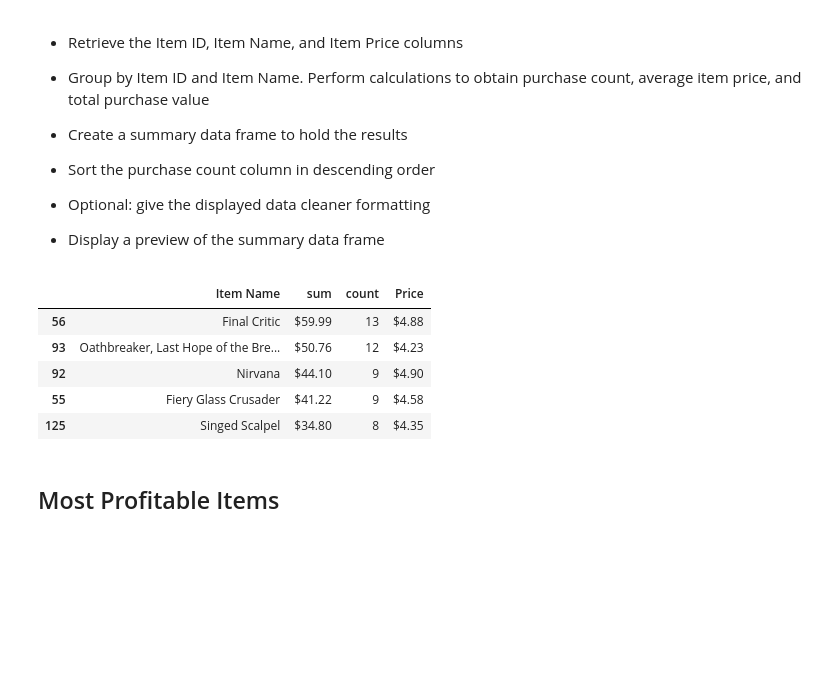
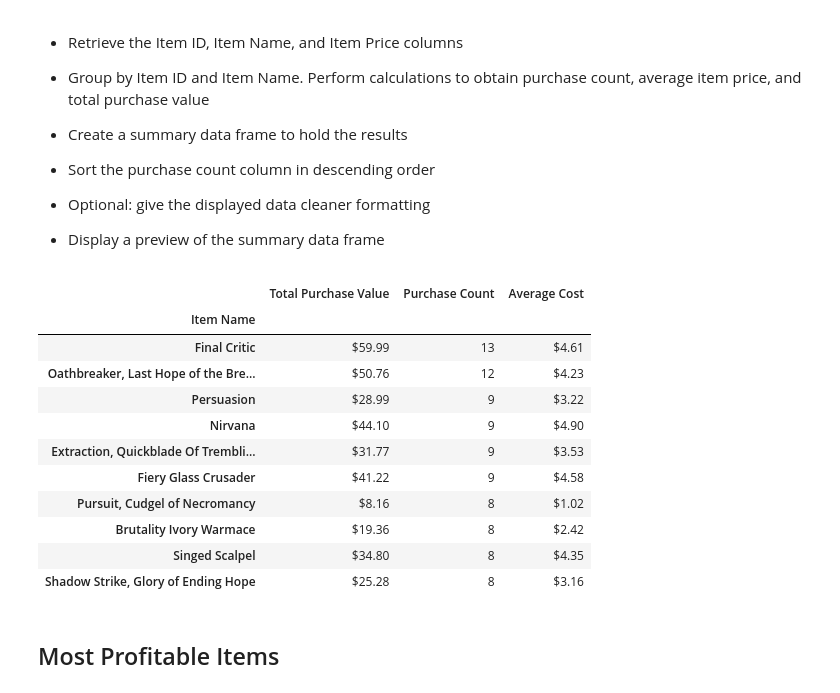
Before and after one commit to jconcha56429/pandas-challenge, a Jupyter notebook: HeroesOfPymoli/HeroesOfPymoli_starter.ipynb, the cells around one changed output. Drawn from its saved outputs; the diff is of its cells as text; code cells hidden in the pictures; blank space fills up the shorter version.

```diff
--- a/HeroesOfPymoli/HeroesOfPymoli_starter.ipynb
+++ b/HeroesOfPymoli/HeroesOfPymoli_starter.ipynb
@@ -295,22 +295,23 @@ merge3.rename(columns={"Price_x":"Total Purchase Value","Price_y":"Total Purchas
 
 
 * Display a preview of the summary data frame
-# %%
-# find item total purchase value
-c1 = pd.DataFrame(purchase_data.groupby("Item Name")["Price"].agg(['sum','count'])) #find both the count and total value of item
-# find item name and item cost
-c2 = purchase_data[['Price','Item Name']]
-c2 = c2.drop_duplicates(["Item Name"]) # drop duplicates
-c3 = c1.merge(c2,how="right",on='Item Name') # merge dataframes with both
-c3.sort_values(by='sum',ascending=False).head() # sort values into final frame
-c3.rename
-# %% [output]
-|  | Item Name | sum | count | Price |
-| 56 | Final Critic | $59.99 | 13 | $4.88 |
-| 93 | Oathbreaker, Last Hope of the Bre... | $50.76 | 12 | $4.23 |
-| 92 | Nirvana | $44.10 | 9 | $4.90 |
-| 55 | Fiery Glass Crusader | $41.22 | 9 | $4.58 |
-| 125 | Singed Scalpel | $34.80 | 8 | $4.35 |
+# %%
+d1 = pd.DataFrame(purchase_data.groupby("Item Name")["Price"].agg(['sum','count','mean']))
+d1 = d1.sort_values(by='count',ascending=False).head(10)
+d1.rename(columns={"sum":"Total Purchase Value","count":"Purchase Count","mean":"Average Cost"})
+# %% [output]
+|  | Total Purchase Value | Purchase Count | Average Cost |
+| Item Name |  |  |  |
+| Final Critic | $59.99 | 13 | $4.61 |
+| Oathbreaker, Last Hope of the Bre... | $50.76 | 12 | $4.23 |
+| Persuasion | $28.99 | 9 | $3.22 |
+| Nirvana | $44.10 | 9 | $4.90 |
+| Extraction, Quickblade Of Trembli... | $31.77 | 9 | $3.53 |
+| Fiery Glass Crusader | $41.22 | 9 | $4.58 |
+| Pursuit, Cudgel of Necromancy | $8.16 | 8 | $1.02 |
+| Brutality Ivory Warmace | $19.36 | 8 | $2.42 |
+| Singed Scalpel | $34.80 | 8 | $4.35 |
+| Shadow Strike, Glory of Ending Hope | $25.28 | 8 | $3.16 |
 # %% [markdown]
 ## Most Profitable Items
 # %% [markdown]
```
Also changed, not shown: parts of 1 cell of this notebook.
